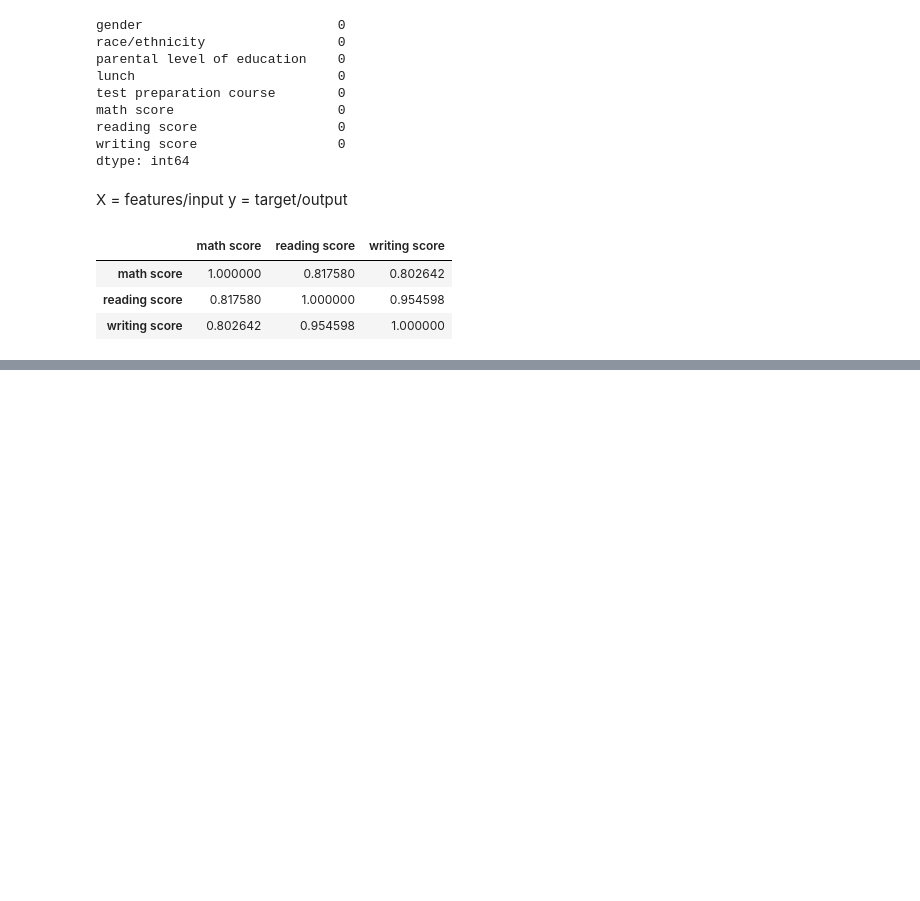
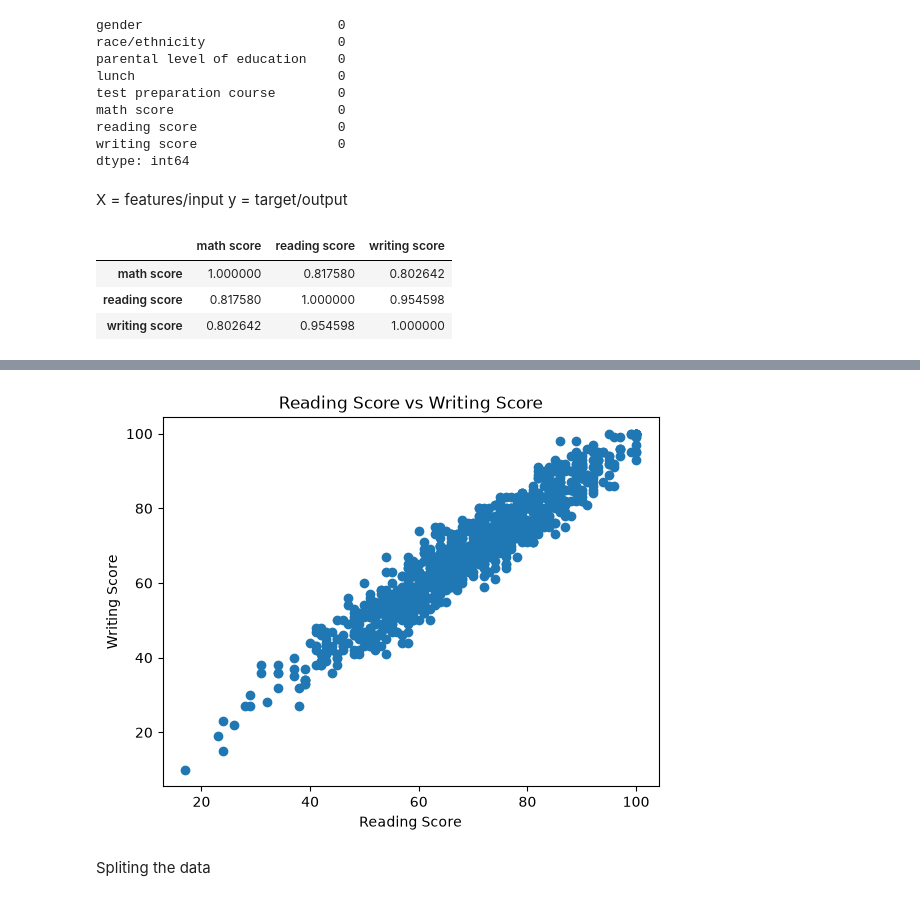
Before and after one commit to divichopra28/ML_ROADMAP, a Jupyter notebook: Linear_Regression.ipynb, the cells around one changed output, grey strips where cells are left out. Cells and saved outputs as stored; diff of their text form; code cells hidden in the pictures; blank space fills up the shorter version.

```diff
--- a/Linear_Regression.ipynb
+++ b/Linear_Regression.ipynb
@@ -94,0 +105,12 @@ df[['math score', 'reading score', 'writing score']].corr()
+# %%
+plt.scatter(df['reading score'], df['writing score'])
+
+plt.xlabel('Reading Score')
+plt.ylabel('Writing Score')
+plt.title('Reading Score vs Writing Score')
+
+plt.show()
+# %% [output]
+[figure, added]
+# %% [markdown]
+Spliting the data
```
Also changed, not shown: parts of 3 cells of this notebook.
